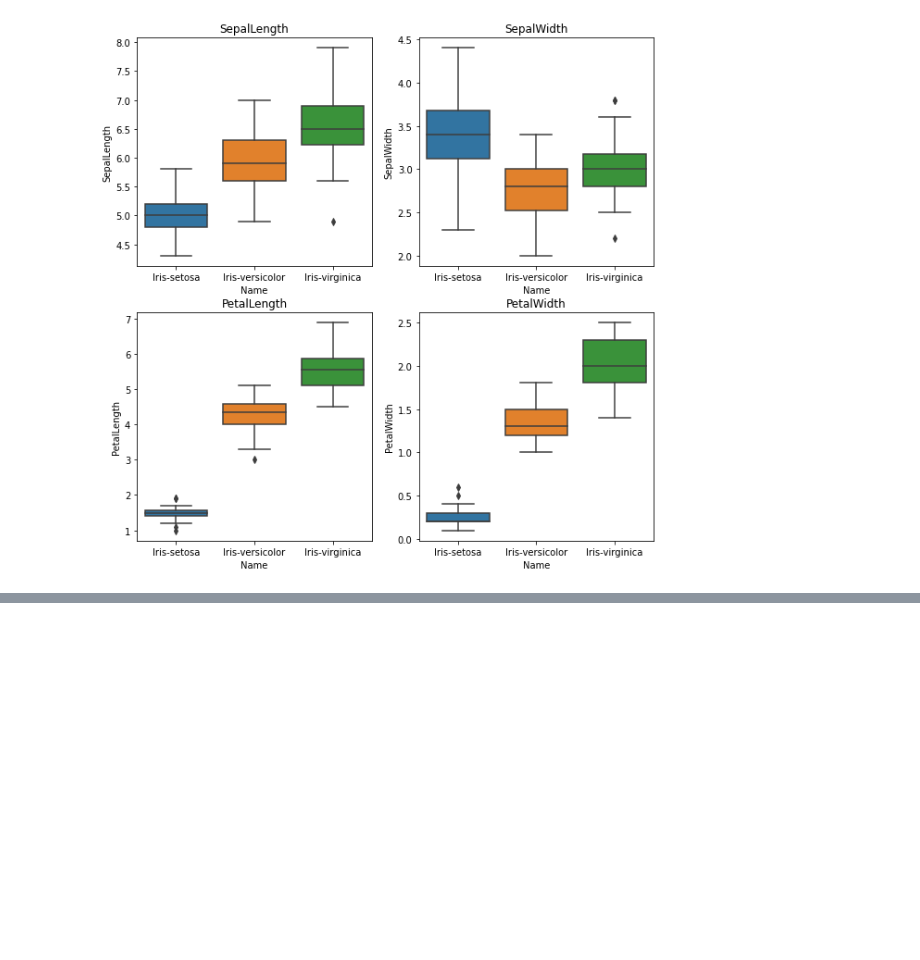
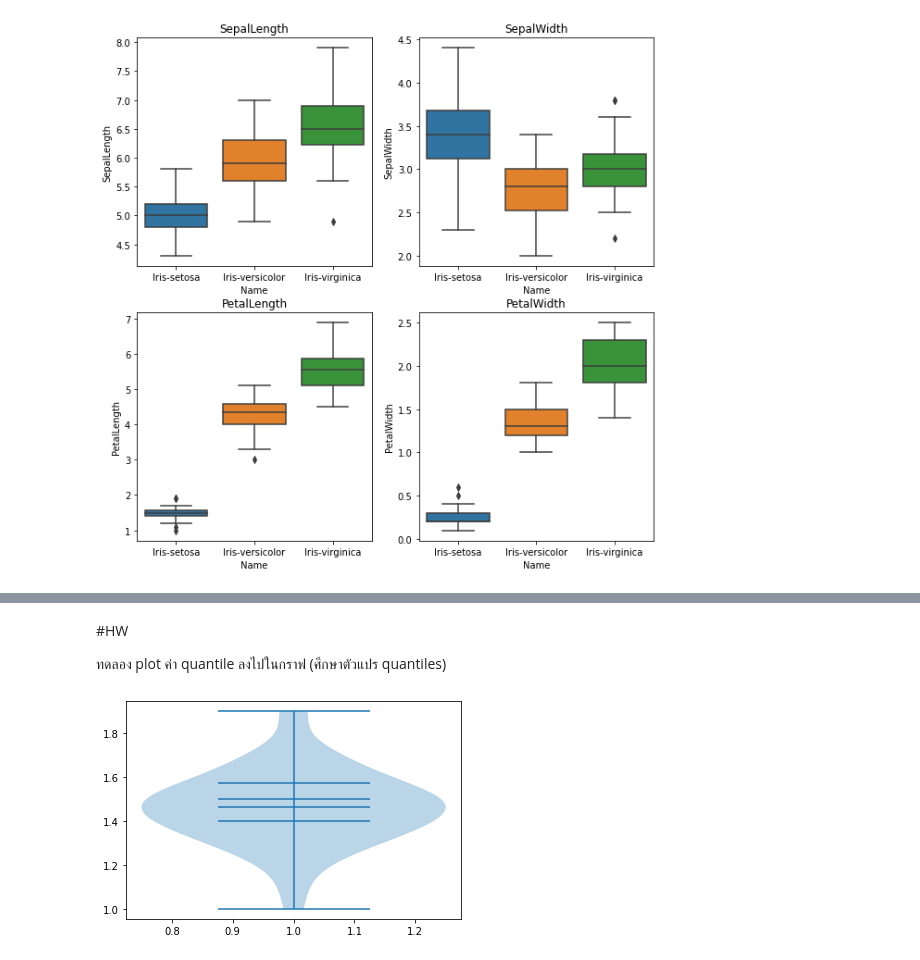
Before and after one commit to Supaporn-Bututham/data_viz_2022, a Jupyter notebook: DataViz02_Data_Distribution.ipynb, the cells around one changed output, grey strips where cells are left out. Saved outputs shown, nothing was run; the diff lists cells and outputs as text; code cells hidden in the pictures; blank space fills up the shorter version.

```diff
--- a/DataViz02_Data_Distribution.ipynb
+++ b/DataViz02_Data_Distribution.ipynb
@@ -330,0 +403,8 @@ plt.title('PetalWidth');
+# %% [markdown]
+#HW
+
+ทดลอง plot ค่า quantile ลงไปในกราฟ (ศึกษาตัวแปร quantiles)
+# %%
+HW = plt.violinplot(df['PetalLength'][:50],showmeans = True,quantiles=[0.25,0.75,0.50])
+# %% [output]
+[figure, added]
```
Also changed, not shown: parts of 13 cells of this notebook.
